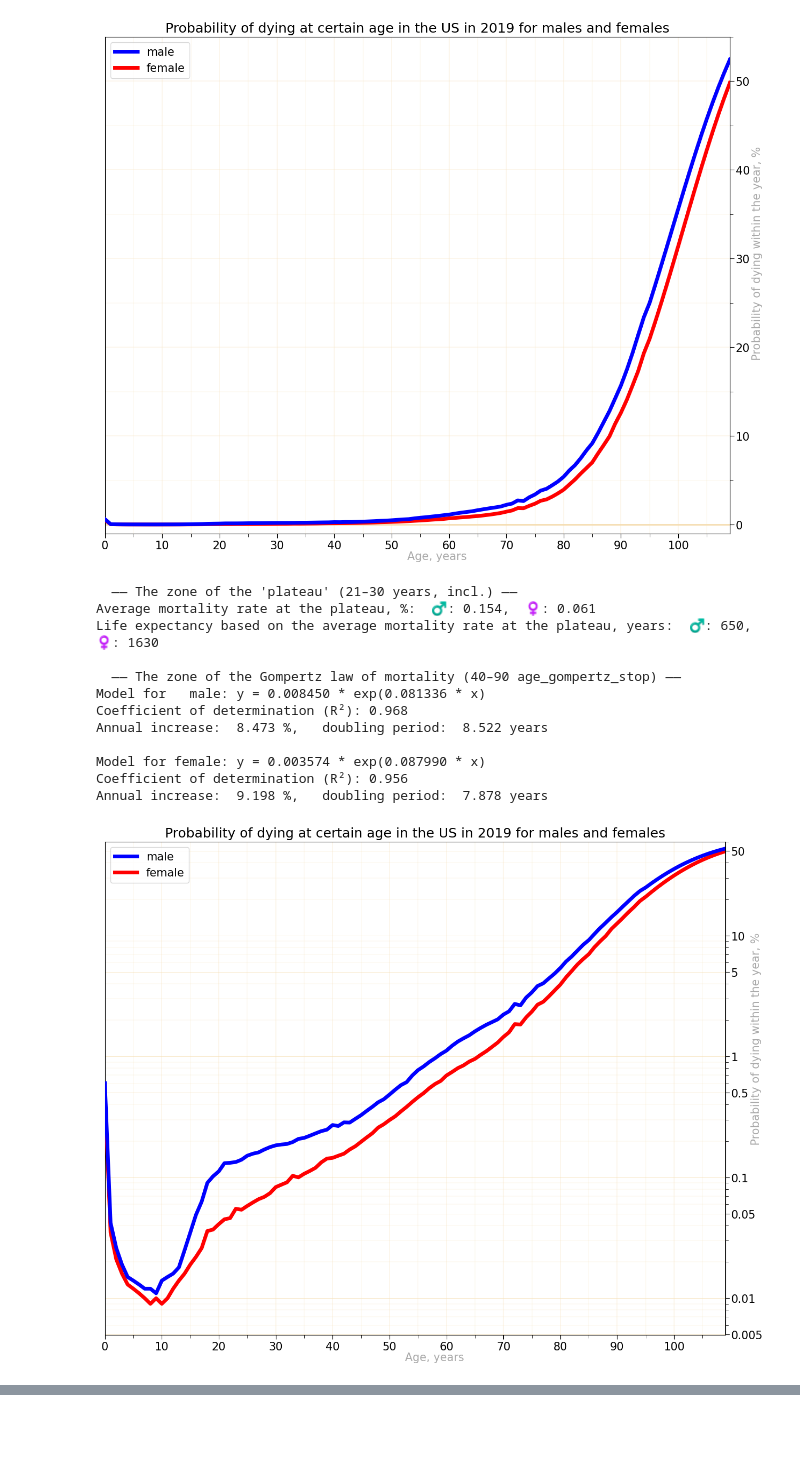
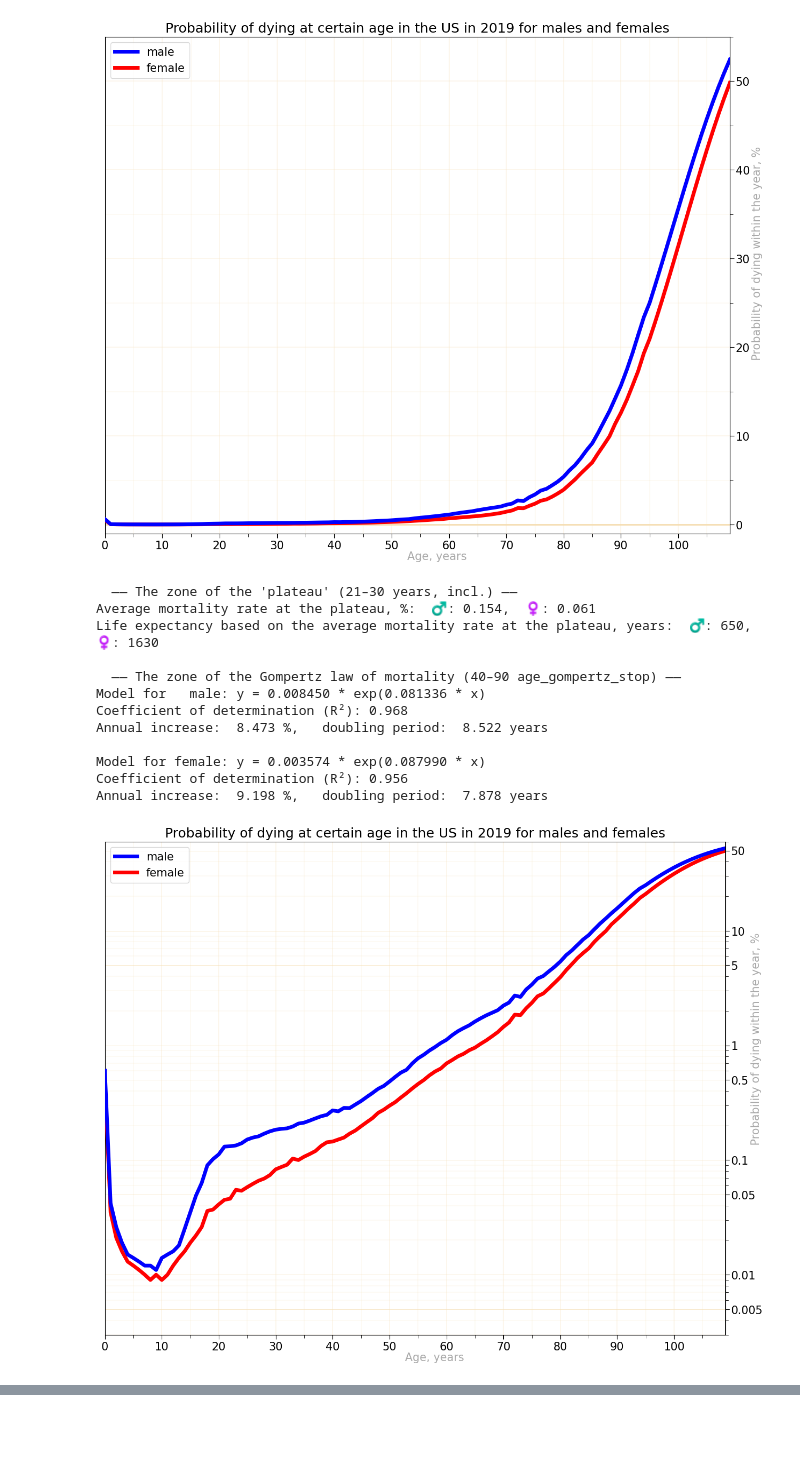
Before and after one commit to Lady3mlnm/Mini-programs-for-calculation-of-life-expectancy-in-countries, a Jupyter notebook: regions_USA_(USMDB)/USMDB_probability_of_dying-1year.ipynb, the cells around one changed output, grey strips where cells are left out. Drawn from its saved outputs; the diff is of its cells as text; code cells hidden in the pictures.

```diff
--- a/regions_USA_(USMDB)/USMDB_probability_of_dying-1year.ipynb
+++ b/regions_USA_(USMDB)/USMDB_probability_of_dying-1year.ipynb
@@ -421,7 +421,7 @@ def create_chart_log(
     x_max = 109
     y_max = 60
     plt.xlim(0, 109)
-    plt.ylim(0.005, 60)
+    plt.ylim(0.003, 60)
 
     plt.grid(which='major', axis='x', color='wheat', linewidth=0.35)
     plt.grid(which='major', axis='y', color='wheat', linewidth=0.5)
@@ -502,34 +502,34 @@ def create_chart_log(
         plt.show()
 
 
 dd_display = {
     'male'  : DisplayedGroup(en_name="male",    ru_name="мужчины", nolang_name="♂", color='blue',      style='-', width=5, alpha=1),
     # 'total' : DisplayedGroup(en_name="overall", ru_name="в целом", nolang_name="∑", color='lightgrey', style='-', width=5, alpha=1),
     'female': DisplayedGroup(en_name="female",  ru_name="женщины", nolang_name="♀", color='red',       style='-', width=5, alpha=1)
 }
 
 for lang in LANGS:
     create_chart_log(df.T.loc[['male', 'female']],
             dd_display=dd_display, lang=lang,
             plateau_years=plateau_years, show_plateau=False,
             age_gompertz_start=age_gompertz_start, age_gompertz_stop=age_gompertz_stop, show_gompertz=False,
             title_en=f"Probability of dying at certain age in the US in {YEAR} for males and females",  # , overall statistics for males and females
             title_ru=f"Вероятность смерти в определённом возрасте в США в {YEAR} для мужчин и женщин",
             file_name=f"Probability of Dying at Certain Age in the US in {YEAR} -log")
 # %% [output]
   —— The zone of the 'plateau' (21–30 years, incl.) ——
 Average mortality rate at the plateau, %:  ♂: 0.154,  ♀: 0.061
 Life expectancy based on the average mortality rate at the plateau, years:  ♂: 650,  ♀: 1630
 
   —— The zone of the Gompertz law of mortality (40–90 age_gompertz_stop) ——
 Model for   male: y = 0.008450 * exp(0.081336 * x)
 Coefficient of determination (R²): 0.968
 Annual increase:  8.473 %,   doubling period:  8.522 years
 
 Model for female: y = 0.003574 * exp(0.087990 * x)
 Coefficient of determination (R²): 0.956
 Annual increase:  9.198 %,   doubling period:  7.878 years
-[figure, old version]
+[figure, new version]
 # %%
 for lang in LANGS:
     create_chart_log(df.T.loc[['male', 'female']],
```
Also changed, not shown: parts of 1 cell of this notebook, 4 other files.
